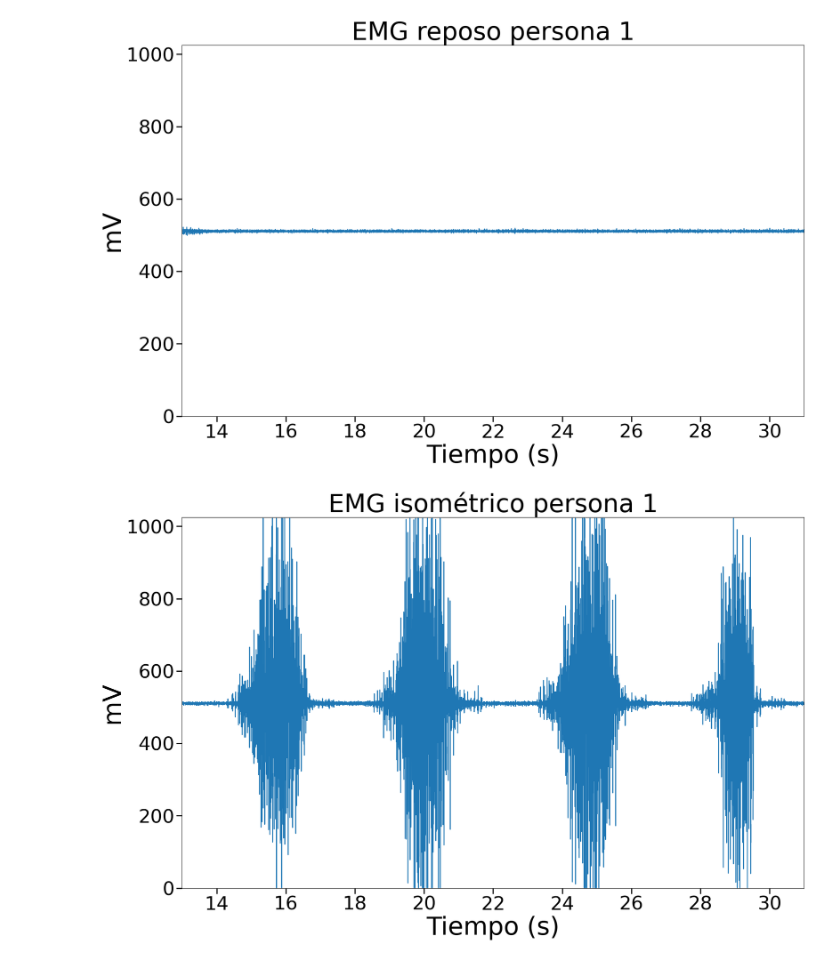
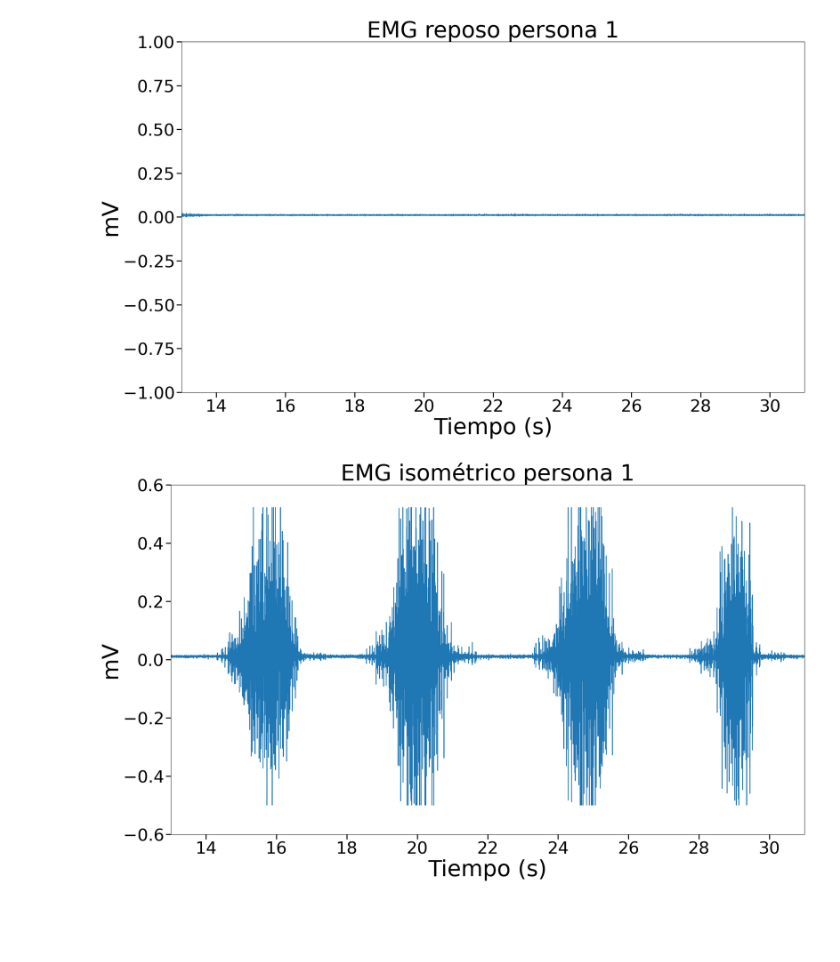
Before and after one commit to diego-taquiri/ECGMortalityPredictor, a Jupyter notebook: Documentación/Laboratorio 3/plot_bitalino_emg.ipynb, the cells around one changed output. Saved outputs shown, nothing was run; the diff lists cells and outputs as text; code cells hidden in the pictures; blank space fills up the shorter version.

Commit message:
plots scale

```diff
--- a/Documentación/Laboratorio 3/plot_bitalino_emg.ipynb
+++ b/Documentación/Laboratorio 3/plot_bitalino_emg.ipynb
@@ -3,40 +3,44 @@ import numpy as np
 import matplotlib.pyplot as plt
 # %%
 data = np.loadtxt("emg_raw_data/isb-reposo-armando/opensignals_98D3B1FD3DA9_2024-04-12_12-12-05.txt",skiprows=3)
-data_mV = data[:,5]
+data_mV = data[:,5]/1000 - 0.5
 time = np.arange(len(data_mV))/1000
 
 plt.figure(figsize=(20,12))
 
 plt.plot(time,data_mV)
 
-plt.ylim(0, 1025)
+plt.ylim(-1, 1)
 plt.xlim(13, 31)
 plt.tick_params(axis='both', which='major', labelsize=34, width=2, length=10)
 plt.xlabel('Tiempo (s)', fontsize=45)
 plt.ylabel('mV', fontsize=45)
 plt.title('EMG reposo persona 1', fontsize=45)
+plt.tight_layout()
+
 plt.savefig("plots/isb-reposo-armando.png")
 # %% [output]
-[figure, old version]
+[figure, new version]
 # %%
 data = np.loadtxt("emg_raw_data/isb-isometrico-armando/opensignals_98D3B1FD3DA9_2024-04-12_12-16-36.txt",skiprows=3)
-data_mV = data[:,5]
+data_mV = data[:,5]/1000 - 0.5
 time = np.arange(len(data_mV))/1000
 
 plt.figure(figsize=(20,12))
 
 plt.plot(time,data_mV)
 
-plt.ylim(0, 1025)
+plt.ylim(-0.6, 0.6)
 plt.xlim(13, 31)
 plt.tick_params(axis='both', which='major', labelsize=34, width=2, length=10)
 plt.xlabel('Tiempo (s)', fontsize=45)
 plt.ylabel('mV', fontsize=45)
 plt.title('EMG isométrico persona 1', fontsize=45)
+plt.tight_layout()
+
 
 plt.savefig("plots/isb-isometrico-armando.png")
 # %% [output]
-[figure, old version]
+[figure, new version]
 # %%
 data = np.loadtxt("emg_raw_data/isb-contrafuerza-armando/opensignals_98D3B1FD3DA9_2024-04-12_12-19-52.txt",skiprows=3)
```
Also changed, not shown: parts of 4 cells of this notebook, 5 other files.
